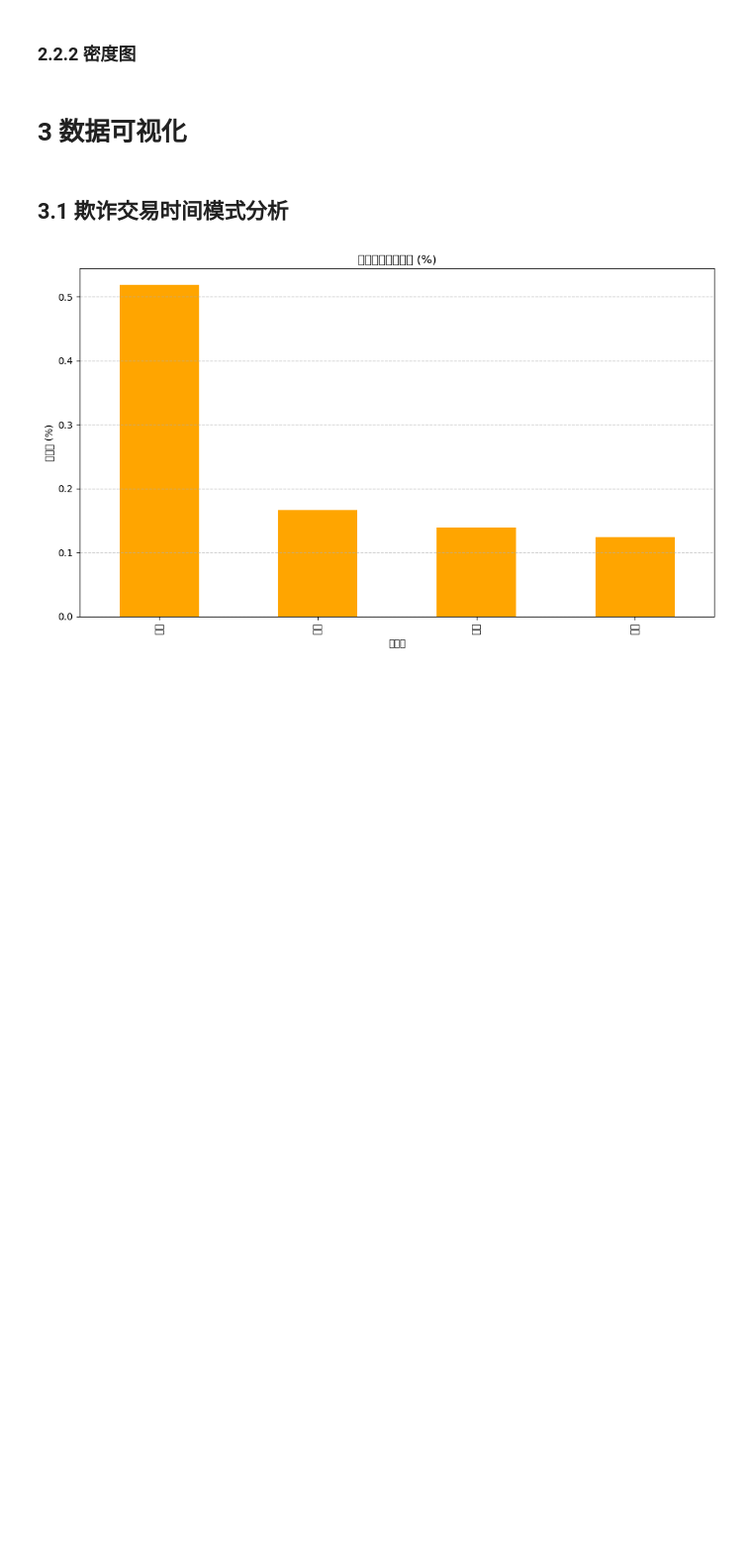
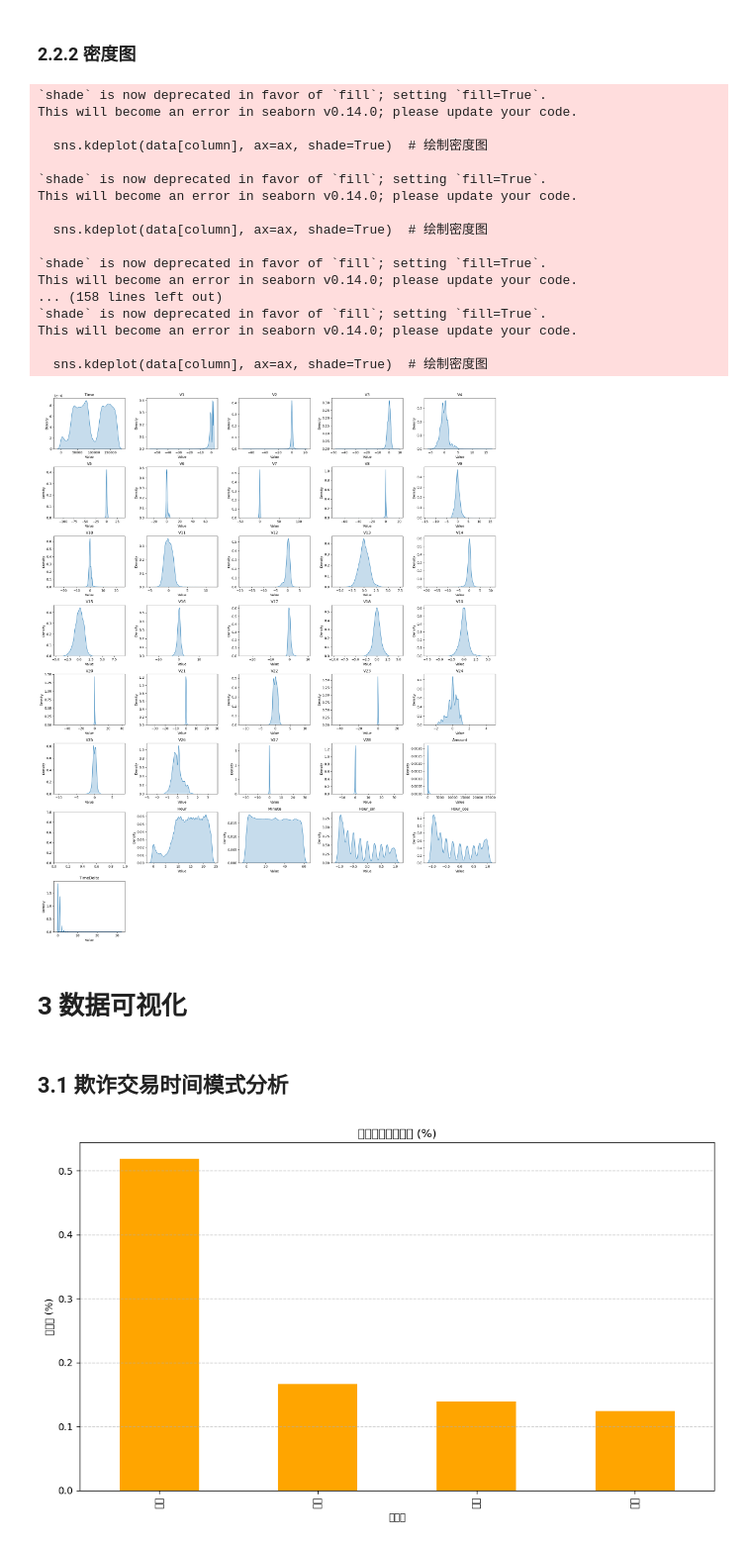
Before and after one commit to PinmogeJoshua/CreditCardFraudDetection, a Jupyter notebook: notebooks/ccfd.ipynb, the cells around one changed output. Shown at 99% size. Drawn from its saved outputs; the diff is of its cells as text; code cells hidden in the pictures; blank space fills up the shorter version.

```diff
--- a/notebooks/ccfd.ipynb
+++ b/notebooks/ccfd.ipynb
@@ -91,27 +93,47 @@ plt.show()
 ### 2.2.2 密度图
 # %%
 # 设置图形大小
-num_features = len(data.columns)  # 特征数量
+numeric_columns = data.select_dtypes(include=['float64', 'int64']).columns.tolist()
+num_features = len(numeric_columns)  # 特征数量
 cols = 5  # 每行显示的图表数量
 rows = (num_features + cols - 1) // cols  # 计算行数
 
 fig, axes = plt.subplots(rows, cols, figsize=(cols * 4, rows * 3))  # 设置子图网格
 axes = axes.flatten()  # 将子图对象展平以便于迭代
 
-for i, column in enumerate(data.columns):
+for i, column in enumerate(numeric_columns):
     if column != 'Class':  # 排除目标变量
         ax = axes[i]
         sns.kdeplot(data[column], ax=ax, shade=True)  # 绘制密度图
         ax.set_title(column)  # 设置标题
         ax.set_xlabel("Value")
         ax.set_ylabel("Density")
 
 # 如果子图数量多于特征数量，隐藏多余的子图
-for i in range(len(data.columns), len(axes)):
+for i in range(len(numeric_columns), len(axes)):
     axes[i].set_visible(False)
 
 plt.tight_layout()  # 自动调整子图间距
 plt.show()
+# %% [output]
+`shade` is now deprecated in favor of `fill`; setting `fill=True`.
+This will become an error in seaborn v0.14.0; please update your code.
+
+  sns.kdeplot(data[column], ax=ax, shade=True)  # 绘制密度图
+
+`shade` is now deprecated in favor of `fill`; setting `fill=True`.
+This will become an error in seaborn v0.14.0; please update your code.
+
+  sns.kdeplot(data[column], ax=ax, shade=True)  # 绘制密度图
+
+`shade` is now deprecated in favor of `fill`; setting `fill=True`.
+This will become an error in seaborn v0.14.0; please update your code.
+... (158 lines left out)
+`shade` is now deprecated in favor of `fill`; setting `fill=True`.
+This will become an error in seaborn v0.14.0; please update your code.
+
+  sns.kdeplot(data[column], ax=ax, shade=True)  # 绘制密度图
+[figure, added]
 # %% [markdown]
 # 3 数据可视化
 # %% [markdown]
```
Also changed, not shown: parts of 18 cells of this notebook, 5 other files.
